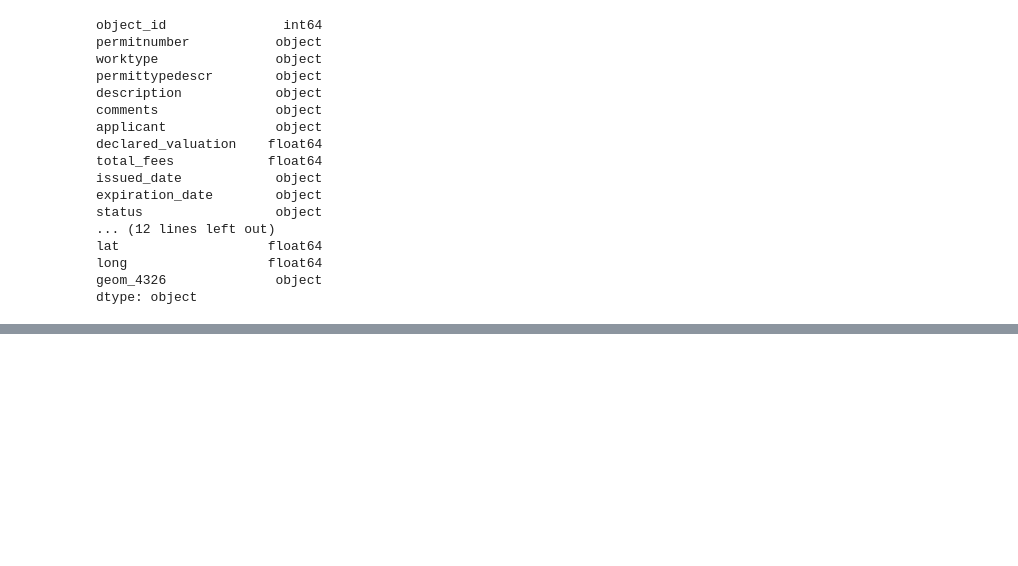
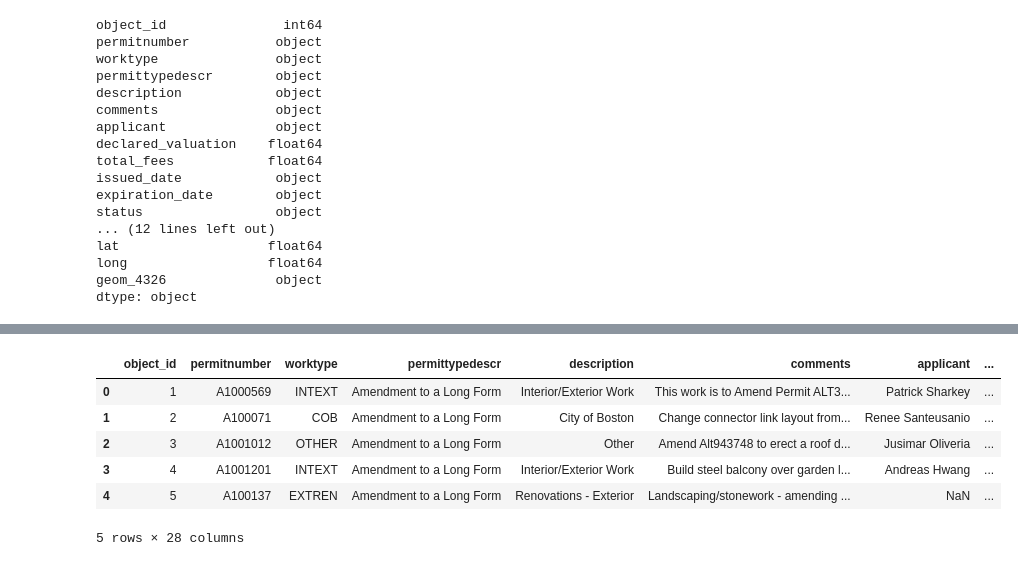
Before and after one commit to BU-Spark/ds-boston-permitting, a Jupyter notebook: fa23-team-c/Code/permits_EDA.ipynb, the cells around one changed output, grey strips where cells are left out. Cells and saved outputs as stored; diff of their text form; code cells hidden in the pictures; blank space fills up the shorter version.

```diff
--- a/fa23-team-c/Code/permits_EDA.ipynb
+++ b/fa23-team-c/Code/permits_EDA.ipynb
@@ -77,0 +55,12 @@ permits.plot.scatter(x = 'sq_feet', y = 'declared_valuation')
+# %%
+# Adds column with just the year
+permits['issued_year'] = permits['issued_date'].astype(str).apply(lambda x: x[0:4])
+permits['issued_year'] = permits['issued_year'].astype(int)
+# %% [output]
+|  | object_id | permitnumber | worktype | permittypedescr | description | comments | applicant | ... |
+| 0 | 1 | A1000569 | INTEXT | Amendment to a Long Form | Interior/Exterior Work | This work is to Amend Permit ALT3... | Patrick Sharkey | ... |
+| 1 | 2 | A100071 | COB | Amendment to a Long Form | City of Boston | Change connector link layout from... | Renee Santeusanio | ... |
+| 2 | 3 | A1001012 | OTHER | Amendment to a Long Form | Other | Amend Alt943748 to erect a roof d... | Jusimar Oliveria | ... |
+| 3 | 4 | A1001201 | INTEXT | Amendment to a Long Form | Interior/Exterior Work | Build steel balcony over garden l... | Andreas Hwang | ... |
+| 4 | 5 | A100137 | EXTREN | Amendment to a Long Form | Renovations - Exterior | Landscaping/stonework - amending ... | NaN | ... |
+5 rows × 28 columns
```
Also changed, not shown: parts of 5 cells of this notebook.
